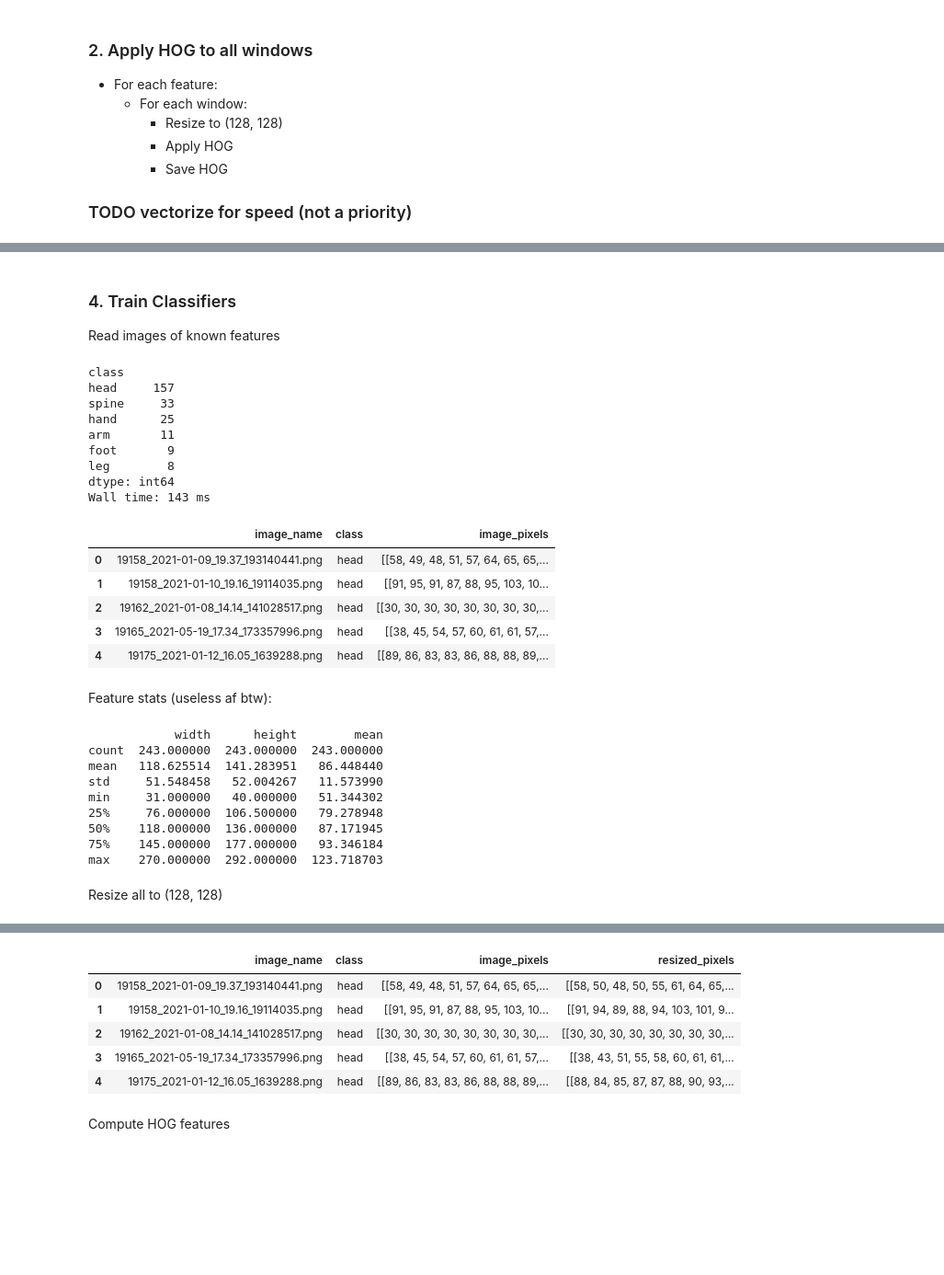
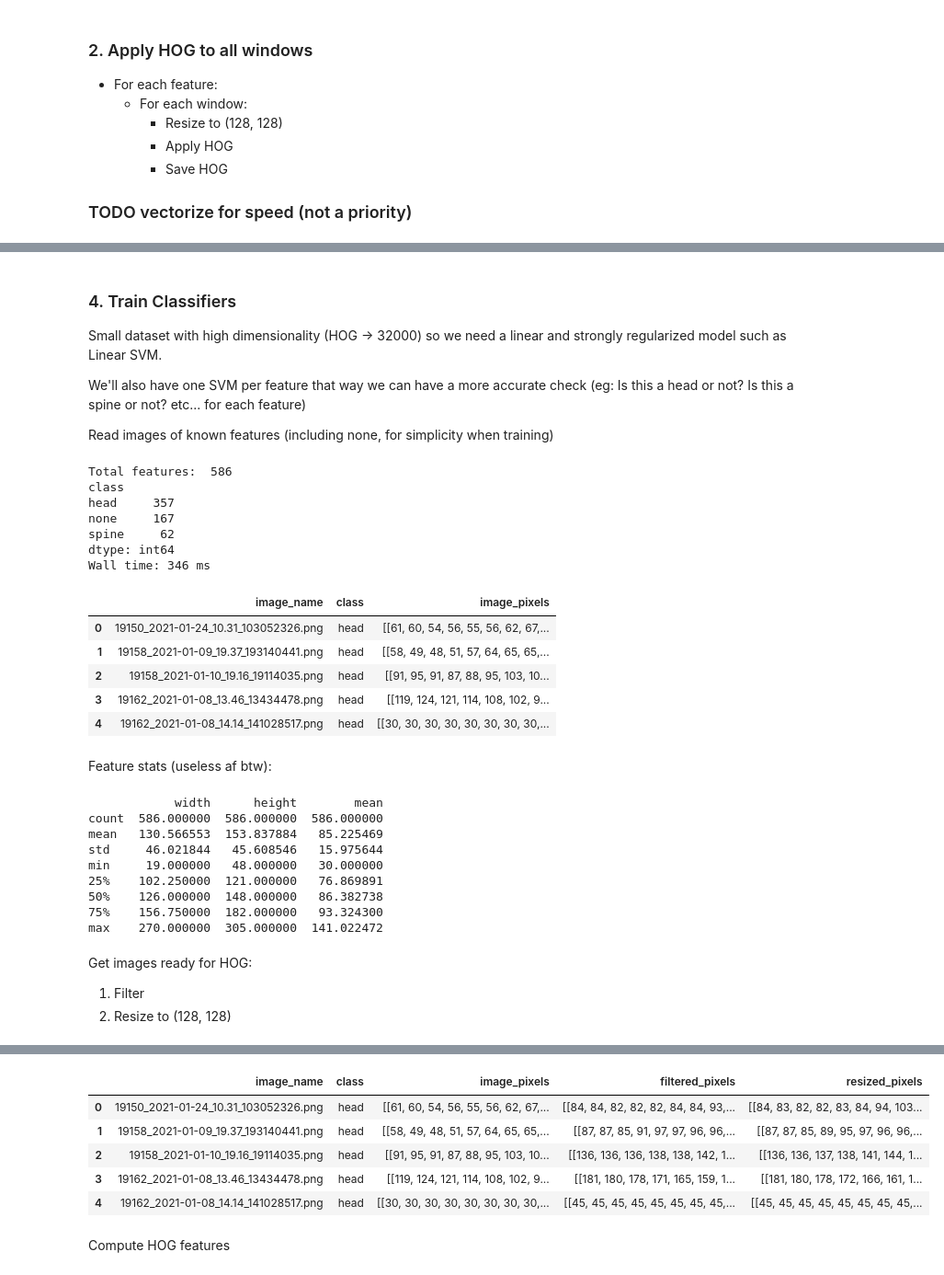
Before and after one commit to ZnFarha/Project3-1, a Jupyter notebook: src/Preprocessing/Ultrasound pre-processing.ipynb, the cells around one changed output, grey strips where cells are left out. Shown at 92% size. Cells and saved outputs as stored; diff of their text form; code cells hidden in the pictures; blank space fills up the shorter version.

Commit message:
Binary classifiers for each feature

```diff
--- a/src/Preprocessing/Ultrasound pre-processing.ipynb
+++ b/src/Preprocessing/Ultrasound pre-processing.ipynb
@@ -1,3 +1,11 @@
+# %%
+# Image pre-processing params
+low_info = 0.2
+bright_strength = 1.5
+med_size = 5
+sharp_strength = 2
+win_size = 64
+win_stride = 16
 # %%
 import os, random
 import cv2
@@ -78,8 +86,8 @@ plt.imshow(processed_image, cmap='gray')
 # %%
 # Already filled in with magic variables. None of these are set
 def process_image(image):
-    cropped = crop_low_info(image, 0.2)
-    filtered = apply_filters(cropped, brighten_strength = 1, median_size = 5, sharpen_strength = 2, steps=False)
+    cropped = crop_low_info(image, low_info)
+    filtered = apply_filters(cropped, bright_strength, med_size, sharp_strength, steps=False)
     return filtered
 
 processed_image = process_image(original_image)
@@ -161,13 +169,18 @@ Wall time: 996 ms
 # %% [markdown]
 ### 4. Train Classifiers
 
-Read images of known features
+Small dataset with high dimensionality (HOG -> 32000) so we need a linear and strongly regularized model such as Linear SVM.
+
+We'll also have one SVM per feature that way we can have a more accurate check (eg: Is this a head or not? Is this a spine or not? etc... for each feature)
+
+Read images of known features (including none, for simplicity when training)
 # %%
 %%time
 features = []
 pixels = []
 img_names = []
-for feature in ['head', 'spine', 'leg', 'arm', 'hand', 'foot']:
+feature_names = ['head', 'spine']#, 'leg', 'arm', 'hand', 'foot']
+for feature in feature_names+ ['none']:
     file_names = os.listdir(pwd+'/features/'+feature)
     img_names = img_names + file_names
     for file in file_names:
@@ -175,24 +188,24 @@ for feature in ['head', 'spine', 'leg', 'arm', 'hand', 'foot']:
         pixels.append(cv2.imread(pwd+'/features/'+feature+'/'+file, 0))
 
 feature_images = pd.DataFrame({'image_name': img_names,'class' : features, 'image_pixels': pixels})
+
+print('Total features: ', feature_images.shape[0])
 print(feature_images.value_counts('class'))
 feature_images.head(5)
 # %% [output]
+Total features:  586
 class
-head     157
-spine     33
-hand      25
-arm       11
-foot       9
-leg        8
+head     357
+none     167
+spine     62
 dtype: int64
-Wall time: 143 ms
+Wall time: 346 ms
 |  | image_name | class | image_pixels |
-| 0 | 19158_2021-01-09_19.37_193140441.png | head | [[58, 49, 48, 51, 57, 64, 65, 65,... |
-| 1 | 19158_2021-01-10_19.16_19114035.png | head | [[91, 95, 91, 87, 88, 95, 103, 10... |
-| 2 | 19162_2021-01-08_14.14_141028517.png | head | [[30, 30, 30, 30, 30, 30, 30, 30,... |
-| 3 | 19165_2021-05-19_17.34_173357996.png | head | [[38, 45, 54, 57, 60, 61, 61, 57,... |
-| 4 | 19175_2021-01-12_16.05_1639288.png | head | [[89, 86, 83, 83, 86, 88, 88, 89,... |
+| 0 | 19150_2021-01-24_10.31_103052326.png | head | [[61, 60, 54, 56, 55, 56, 62, 67,... |
+| 1 | 19158_2021-01-09_19.37_193140441.png | head | [[58, 49, 48, 51, 57, 64, 65, 65,... |
+| 2 | 19158_2021-01-10_19.16_19114035.png | head | [[91, 95, 91, 87, 88, 95, 103, 10... |
+| 3 | 19162_2021-01-08_13.46_13434478.png | head | [[119, 124, 121, 114, 108, 102, 9... |
+| 4 | 19162_2021-01-08_14.14_141028517.png | head | [[30, 30, 30, 30, 30, 30, 30, 30,... |
 # %% [markdown]
 Feature stats (useless af btw):
 # %%
@@ -208,21 +221,24 @@ stats = pd.DataFrame({'width':width, 'height':height, 'mean':avg})
 print(stats.describe())
 # %% [output]
             width      height        mean
-count  243.000000  243.000000  243.000000
-mean   118.625514  141.283951   86.448440
-std     51.548458   52.004267   11.573990
-min     31.000000   40.000000   51.344302
-25%     76.000000  106.500000   79.278948
-50%    118.000000  136.000000   87.171945
-75%    145.000000  177.000000   93.346184
-max    270.000000  292.000000  123.718703
+count  586.000000  586.000000  586.000000
+mean   130.566553  153.837884   85.225469
+std     46.021844   45.608546   15.975644
+min     19.000000   48.000000   30.000000
+25%    102.250000  121.000000   76.869891
+50%    126.000000  148.000000   86.382738
+75%    156.750000  182.000000   93.324300
+max    270.000000  305.000000  141.022472
 # %% [markdown]
-Resize all to (128, 128)
+Get images ready for HOG:
+1. Filter
+2. Resize to (128, 128)
 # %%
 %%time
 def resize(x):
     return cv2.resize(x,(128, 128))
 
-feature_images['resized_pixels'] = feature_images['image_pixels'].apply(resize)
+feature_images['filtered_pixels'] = feature_images['image_pixels'].apply(process_image)
+feature_images['resized_pixels'] = feature_images['filtered_pixels'].apply(resize)
 feature_images.head(5)
 # %% [output]
@@ -230,9 +246,9 @@ Wall time: 5 ms
-|  | image_name | class | image_pixels | resized_pixels |
-| 0 | 19158_2021-01-09_19.37_193140441.png | head | [[58, 49, 48, 51, 57, 64, 65, 65,... | [[58, 50, 48, 50, 55, 61, 64, 65,... |
-| 1 | 19158_2021-01-10_19.16_19114035.png | head | [[91, 95, 91, 87, 88, 95, 103, 10... | [[91, 94, 89, 88, 94, 103, 101, 9... |
-| 2 | 19162_2021-01-08_14.14_141028517.png | head | [[30, 30, 30, 30, 30, 30, 30, 30,... | [[30, 30, 30, 30, 30, 30, 30, 30,... |
-| 3 | 19165_2021-05-19_17.34_173357996.png | head | [[38, 45, 54, 57, 60, 61, 61, 57,... | [[38, 43, 51, 55, 58, 60, 61, 61,... |
-| 4 | 19175_2021-01-12_16.05_1639288.png | head | [[89, 86, 83, 83, 86, 88, 88, 89,... | [[88, 84, 85, 87, 87, 88, 90, 93,... |
+|  | image_name | class | image_pixels | filtered_pixels | resized_pixels |
+| 0 | 19150_2021-01-24_10.31_103052326.png | head | [[61, 60, 54, 56, 55, 56, 62, 67,... | [[84, 84, 82, 82, 82, 84, 84, 93,... | [[84, 83, 82, 82, 83, 84, 94, 103... |
+| 1 | 19158_2021-01-09_19.37_193140441.png | head | [[58, 49, 48, 51, 57, 64, 65, 65,... | [[87, 87, 85, 91, 97, 97, 96, 96,... | [[87, 87, 85, 89, 95, 97, 96, 96,... |
+| 2 | 19158_2021-01-10_19.16_19114035.png | head | [[91, 95, 91, 87, 88, 95, 103, 10... | [[136, 136, 136, 138, 138, 142, 1... | [[136, 136, 137, 138, 141, 144, 1... |
+| 3 | 19162_2021-01-08_13.46_13434478.png | head | [[119, 124, 121, 114, 108, 102, 9... | [[181, 180, 178, 171, 165, 159, 1... | [[181, 180, 178, 172, 166, 161, 1... |
+| 4 | 19162_2021-01-08_14.14_141028517.png | head | [[30, 30, 30, 30, 30, 30, 30, 30,... | [[45, 45, 45, 45, 45, 45, 45, 45,... | [[45, 45, 45, 45, 45, 45, 45, 45,... |
 # %% [markdown]
 Compute HOG features
 # %%
```
Also changed, not shown: parts of 17 cells of this notebook.
